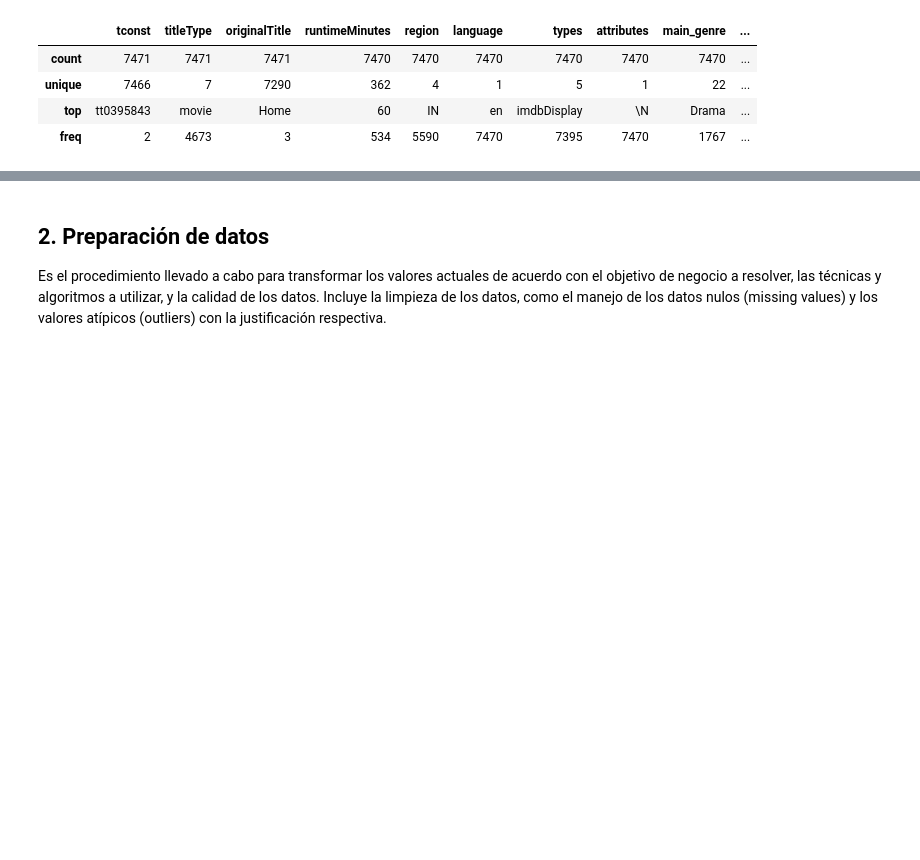
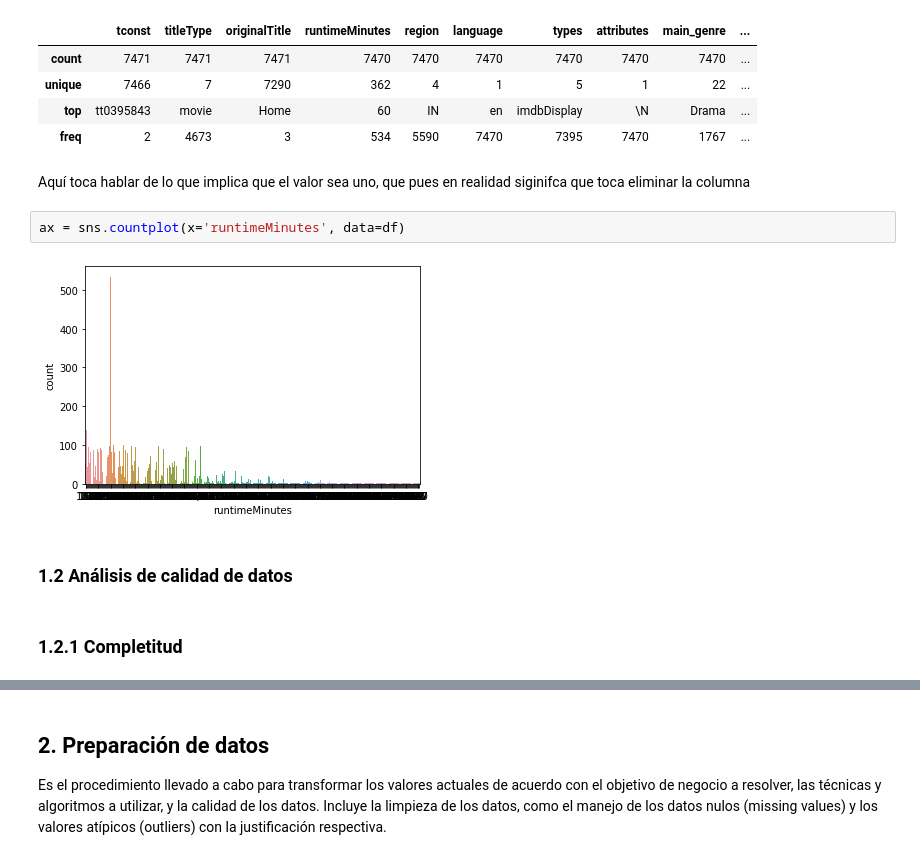
Before and after one commit to montejs3/Bi, a Jupyter notebook: LabBi/lab.ipynb, the cells around one changed output, grey strips where cells are left out. Drawn from its saved outputs; the diff is of its cells as text; blank space fills up the shorter version.

```diff
--- a/LabBi/lab.ipynb
+++ b/LabBi/lab.ipynb
@@ -102,3 +102,13 @@ df[cols_non_number].describe()
 | unique | 7466 | 7 | 7290 | 362 | 4 | 1 | 5 | 1 | 22 | ... |
 | top | tt0395843 | movie | Home | 60 | IN | en | imdbDisplay | \N | Drama | ... |
 | freq | 2 | 4673 | 3 | 534 | 5590 | 7470 | 7395 | 7470 | 1767 | ... |
+# %% [markdown]
+Aquí toca hablar de lo que implica que el valor sea uno, que pues en realidad siginifca que toca eliminar la columna
+# %%
+ax = sns.countplot(x='runtimeMinutes', data=df)
+# %% [output]
+[figure, added]
+# %% [markdown]
+### 1.2 Análisis de calidad de datos
+# %% [markdown]
+### 1.2.1 Completitud
```
Also changed, not shown: parts of 16 cells of this notebook.
